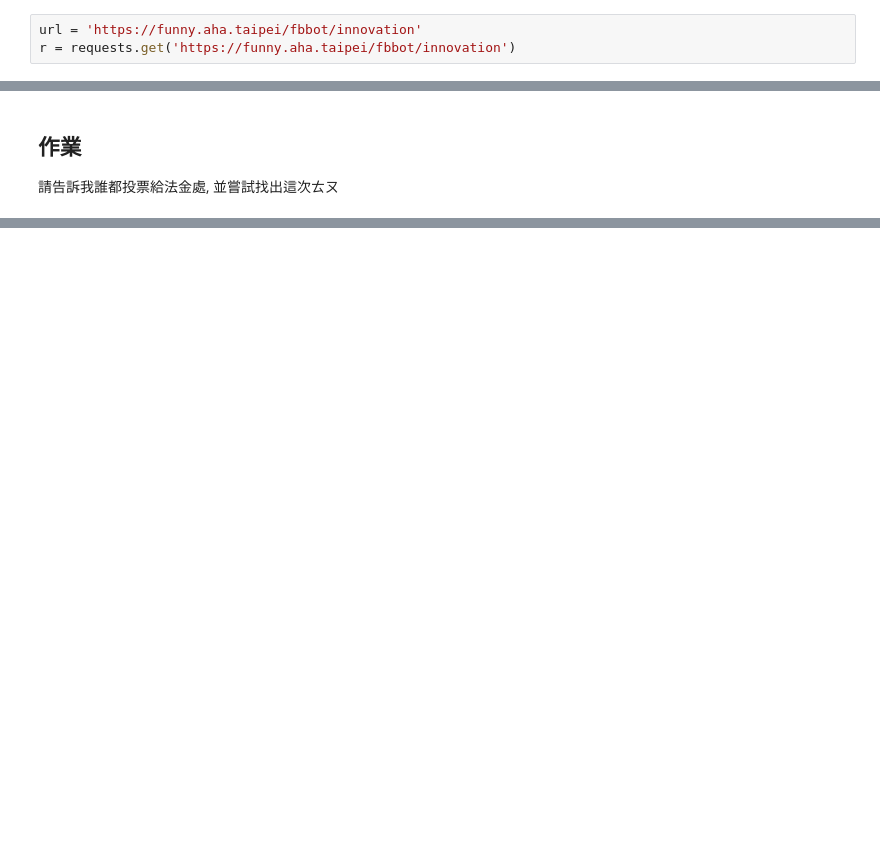
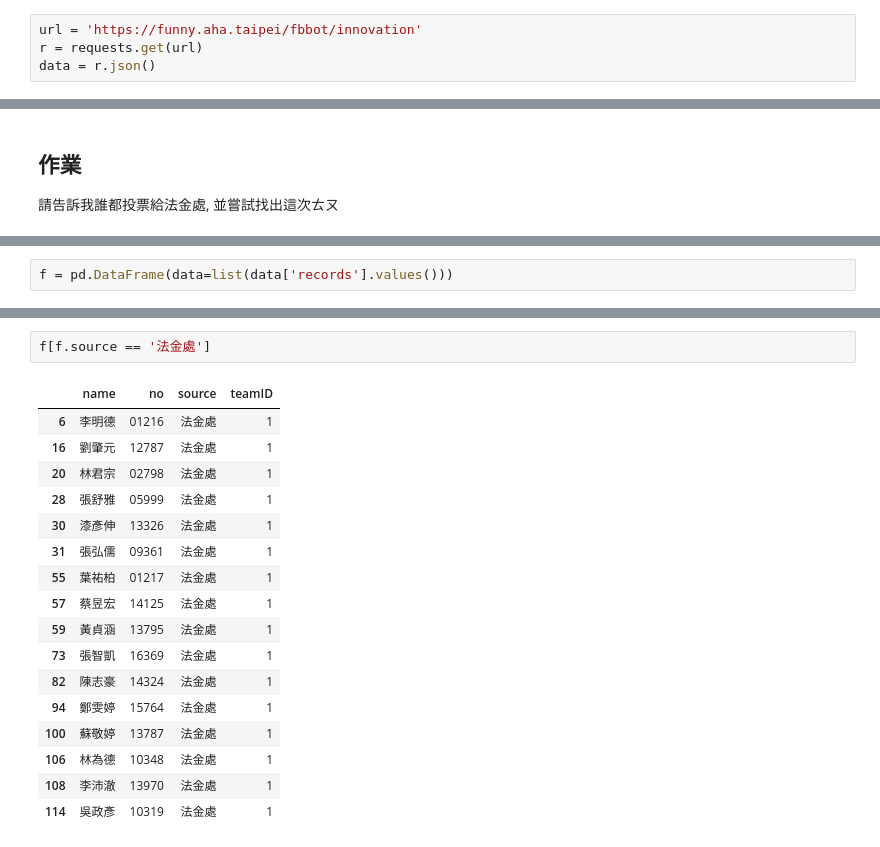
Before and after one commit to ntuaha/Esun_Tutor, a Jupyter notebook: courses/20170806.ipynb, the cells around one changed output, grey strips where cells are left out. Saved outputs shown, nothing was run; the diff lists cells and outputs as text; blank space fills up the shorter version.

```diff
--- a/courses/20170806.ipynb
+++ b/courses/20170806.ipynb
@@ -12,3 +10,4 @@ from io import StringIO
 # %%
 url = 'https://funny.aha.taipei/fbbot/innovation'
-r = requests.get('https://funny.aha.taipei/fbbot/innovation')
+r = requests.get(url)
+data = r.json()
@@ -38,0 +109,2 @@ for facebook_id in r.json()['votes']:
+# %%
+f = pd.DataFrame(data=list(data['records'].values()))
@@ -38,0 +129,20 @@ for facebook_id in r.json()['votes']:
+# %%
+f[f.source == '法金處']
+# %% [output]
+|  | name | no | source | teamID |
+| 6 | 李明德 | 01216 | 法金處 | 1 |
+| 16 | 劉肇元 | 12787 | 法金處 | 1 |
+| 20 | 林君宗 | 02798 | 法金處 | 1 |
+| 28 | 張舒雅 | 05999 | 法金處 | 1 |
+| 30 | 漆彥伸 | 13326 | 法金處 | 1 |
+| 31 | 張弘儒 | 09361 | 法金處 | 1 |
+| 55 | 葉祐柏 | 01217 | 法金處 | 1 |
+| 57 | 蔡昱宏 | 14125 | 法金處 | 1 |
+| 59 | 黃貞涵 | 13795 | 法金處 | 1 |
+| 73 | 張智凱 | 16369 | 法金處 | 1 |
+| 82 | 陳志豪 | 14324 | 法金處 | 1 |
+| 94 | 鄭雯婷 | 15764 | 法金處 | 1 |
+| 100 | 蘇敬婷 | 13787 | 法金處 | 1 |
+| 106 | 林為德 | 10348 | 法金處 | 1 |
+| 108 | 李沛澈 | 13970 | 法金處 | 1 |
+| 114 | 吳政彥 | 10319 | 法金處 | 1 |
```
Also changed, not shown: parts of 24 cells of this notebook, 1 other file.
